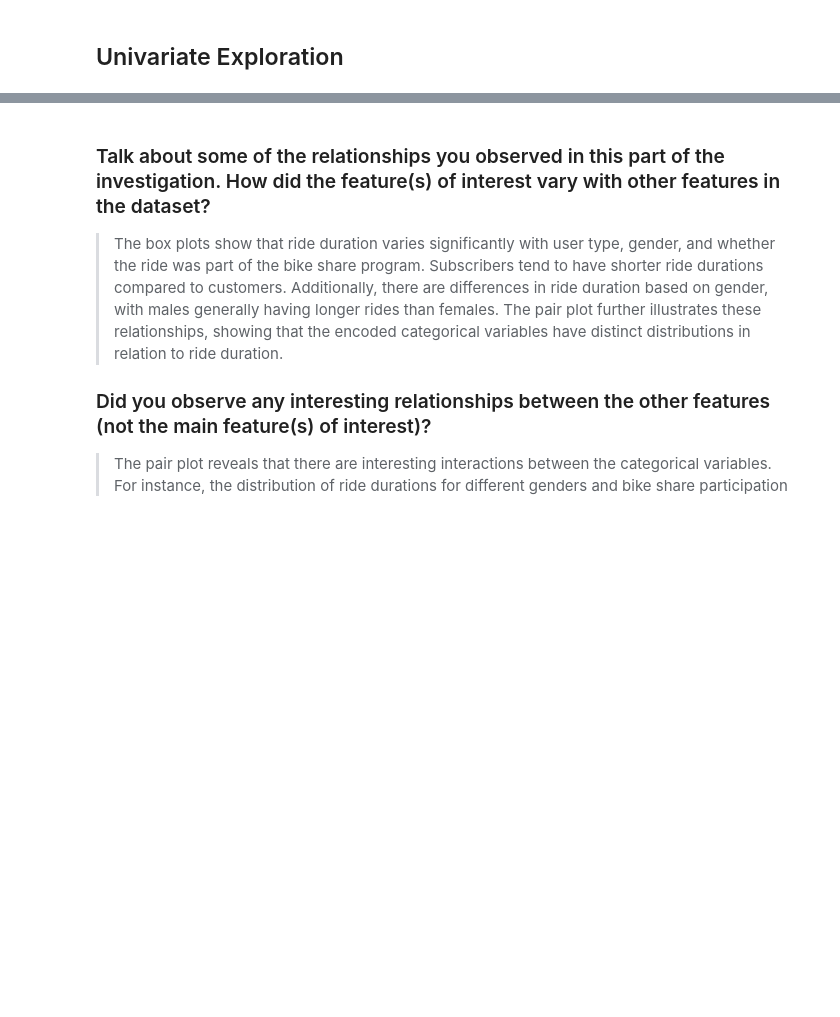
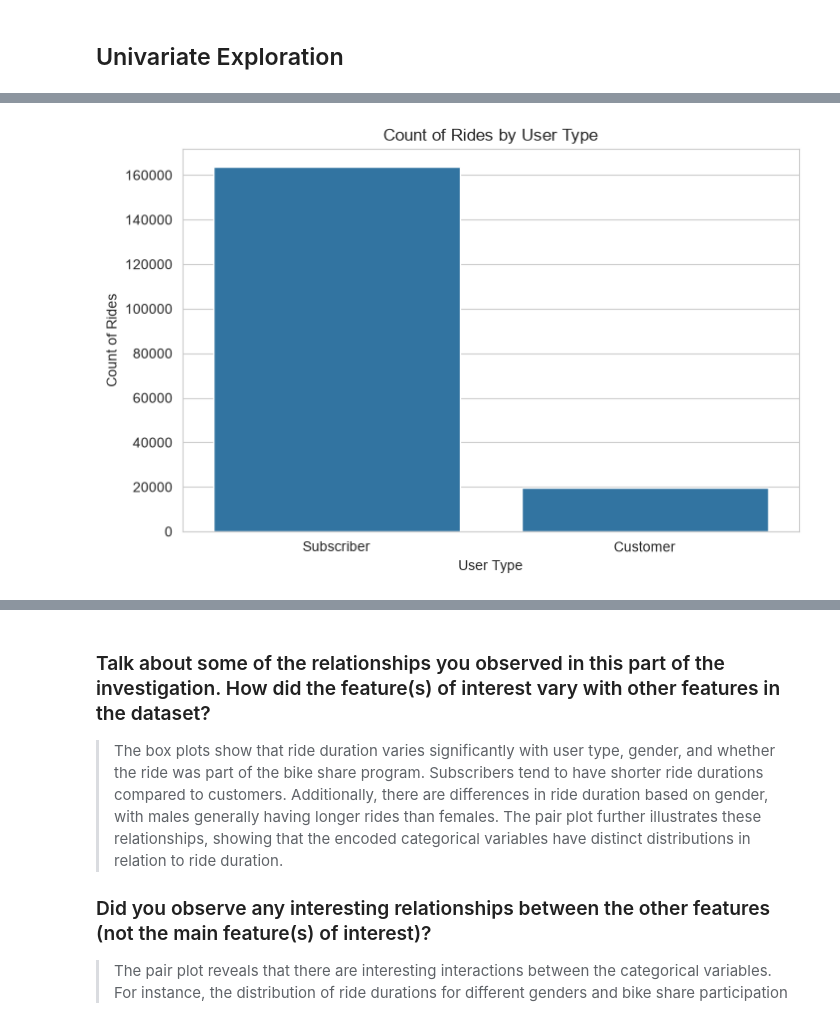
Before and after one commit to zubairAbubakar/data-analysis, a Jupyter notebook: data-visualization/Part_I_exploration.ipynb, the cells around one changed output, grey strips where cells are left out. Saved outputs shown, nothing was run; the diff lists cells and outputs as text; code cells hidden in the pictures; blank space fills up the shorter version.

```diff
--- a/data-visualization/Part_I_exploration.ipynb
+++ b/data-visualization/Part_I_exploration.ipynb
@@ -73,0 +79,10 @@ plt.show()
+# %%
+# countplot for user_type
+plt.figure(figsize=[8, 5])
+sns.countplot(data=df, x='user_type', order=df['user_type'].value_counts().index)
+plt.title('Count of Rides by User Type')
+plt.xlabel('User Type')
+plt.ylabel('Count of Rides')
+plt.show()
+# %% [output]
+[figure, added]
```
Also changed, not shown: parts of 13 cells of this notebook, 3 other files.
